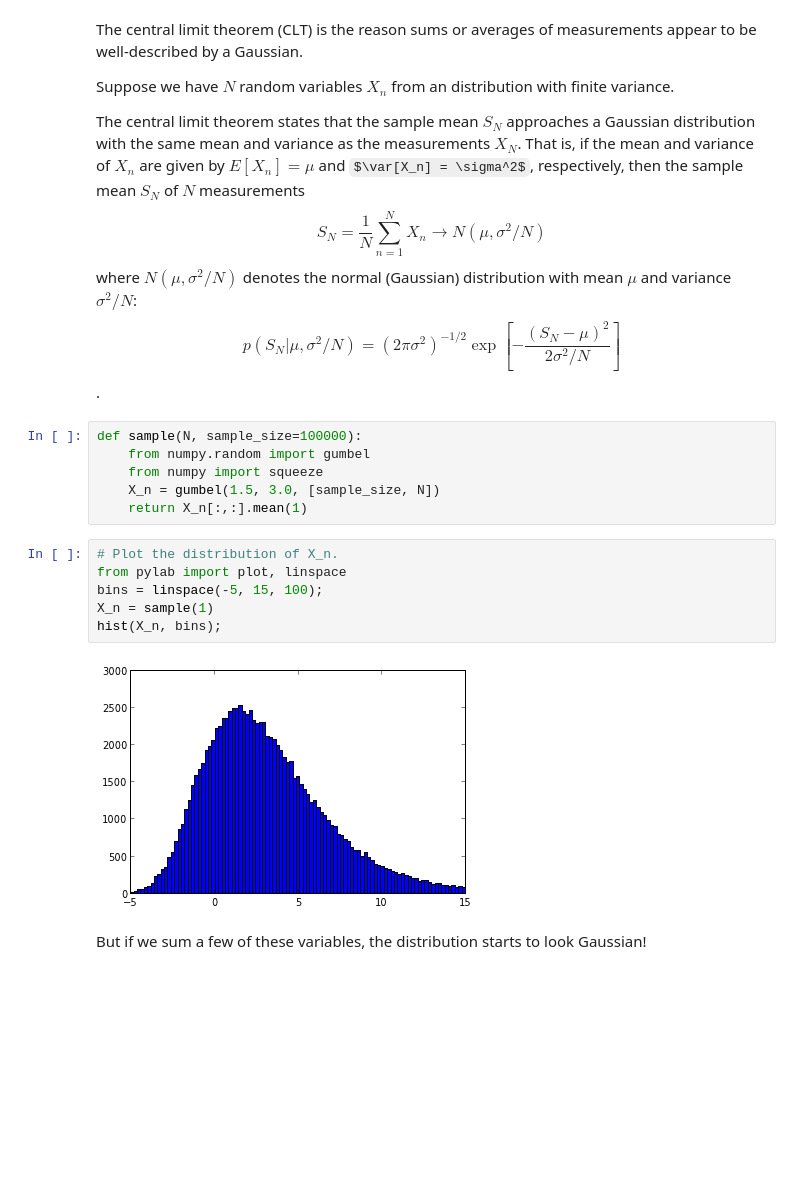
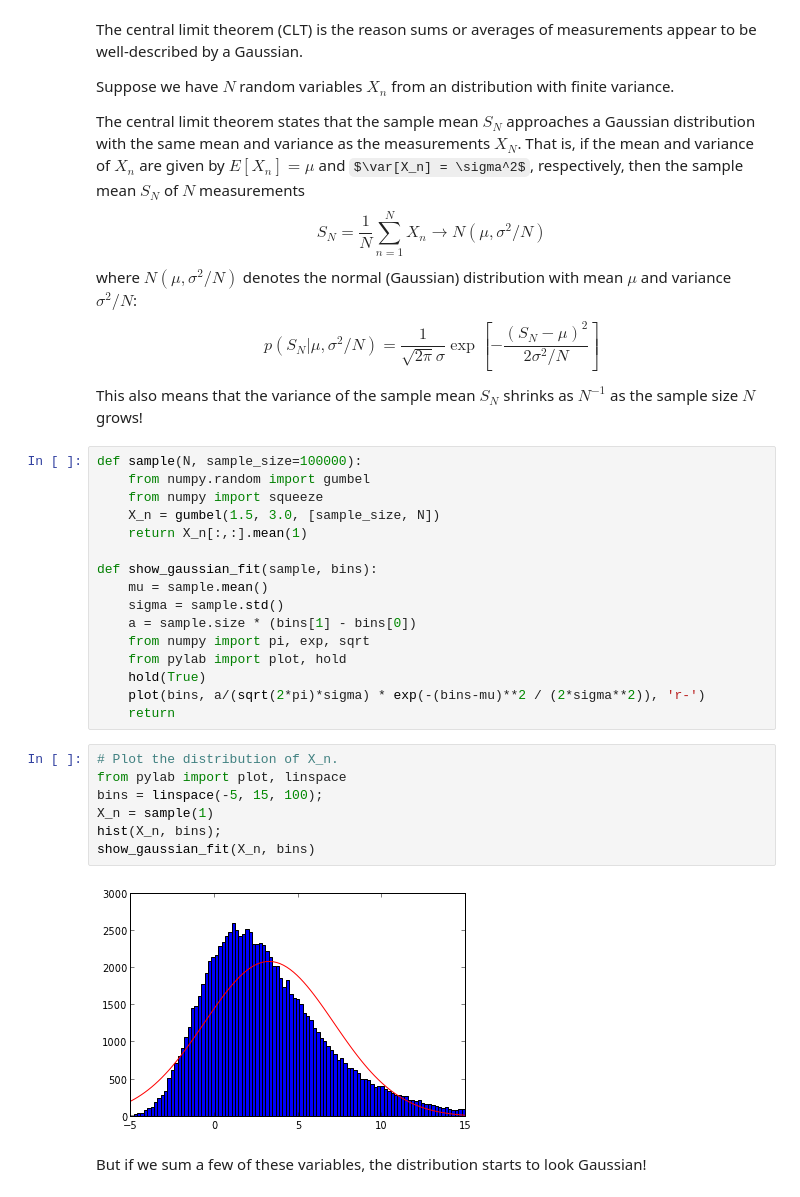
Before and after one commit to choderalab/cadd-grc-2013, a Jupyter notebook: notebooks/Central limit theorem illustration.ipynb, the cells around one changed output. Cells and saved outputs as stored; diff of their text form; some formulas as TeX source; blank space fills up the shorter version.

```diff
--- a/notebooks/Central limit theorem illustration.ipynb
+++ b/notebooks/Central limit theorem illustration.ipynb
@@ -7,21 +7,34 @@ The central limit theorem states that the sample mean $S_N$ approaches a Gaussia
 That is, if the mean and variance of $X_n$ are given by $E[X_n] = \mu$ and $\var[X_n] = \sigma^2$, respectively, then the sample mean $S_N$ of $N$ measurements
 $$S_N = \frac{1}{N} \sum_{n=1}^N X_n \rightarrow N(\mu, \sigma^2/N)$$
 where $N(\mu, \sigma^2/N)$ denotes the normal (Gaussian) distribution with mean $\mu$ and variance $\sigma^2/N$:
-$$p(S_N | \mu, \sigma^2/N) = (2 \pi \sigma^2)^{-1/2} \exp\left[-\frac{(S_N - \mu)^2}{2 \sigma^2/N}\right]$$.
+$$p(S_N | \mu, \sigma^2/N) = \frac{1}{\sqrt{2 \pi} \sigma} \exp\left[-\frac{(S_N - \mu)^2}{2 \sigma^2/N}\right]$$
+
+This also means that the variance of the sample mean $S_N$ shrinks as $N^{-1}$ as the sample size $N$ grows!
 # %%
 def sample(N, sample_size=100000):
     from numpy.random import gumbel
     from numpy import squeeze
     X_n = gumbel(1.5, 3.0, [sample_size, N])
     return X_n[:,:].mean(1)
+
+def show_gaussian_fit(sample, bins):
+    mu = sample.mean()
+    sigma = sample.std()
+    a = sample.size * (bins[1] - bins[0])
+    from numpy import pi, exp, sqrt
+    from pylab import plot, hold
+    hold(True)
+    plot(bins, a/(sqrt(2*pi)*sigma) * exp(-(bins-mu)**2 / (2*sigma**2)), 'r-')
+    return
 # %%
 # Plot the distribution of X_n.
 from pylab import plot, linspace
 bins = linspace(-5, 15, 100);
 X_n = sample(1)
 hist(X_n, bins);
+show_gaussian_fit(X_n, bins)
 # %% [output]
-[figure, old version]
+[figure, new version]
 # %% [markdown]
 But if we sum a few of these variables, the distribution starts to look Gaussian!
 # %%
```
Also changed, not shown: parts of 5 cells of this notebook, 5 other files.
